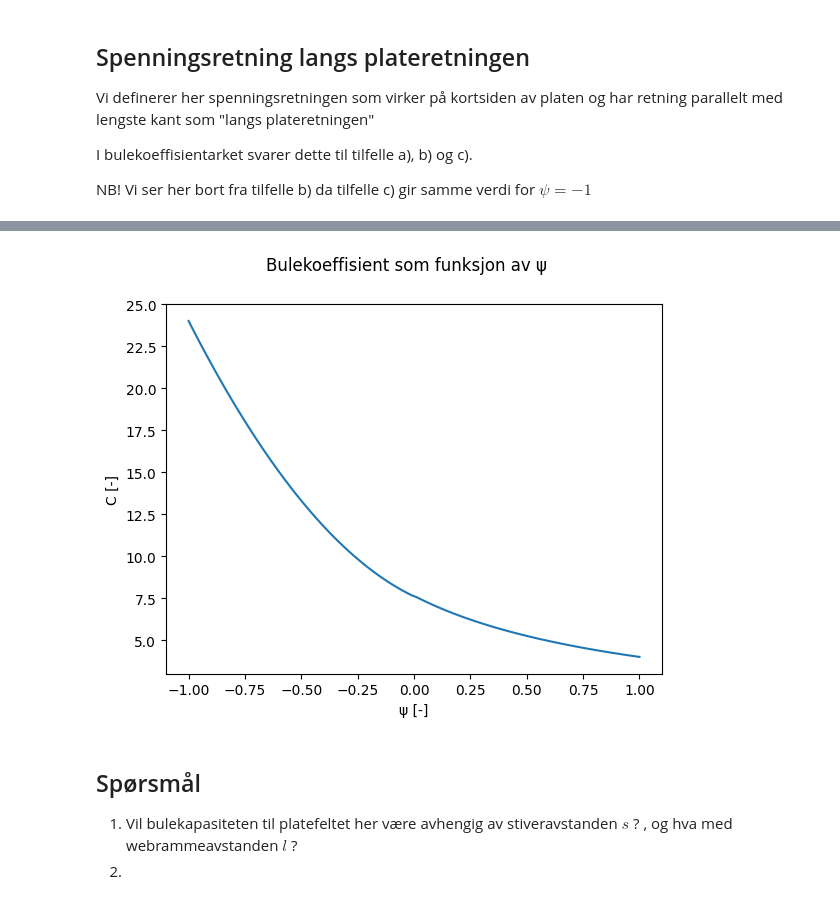
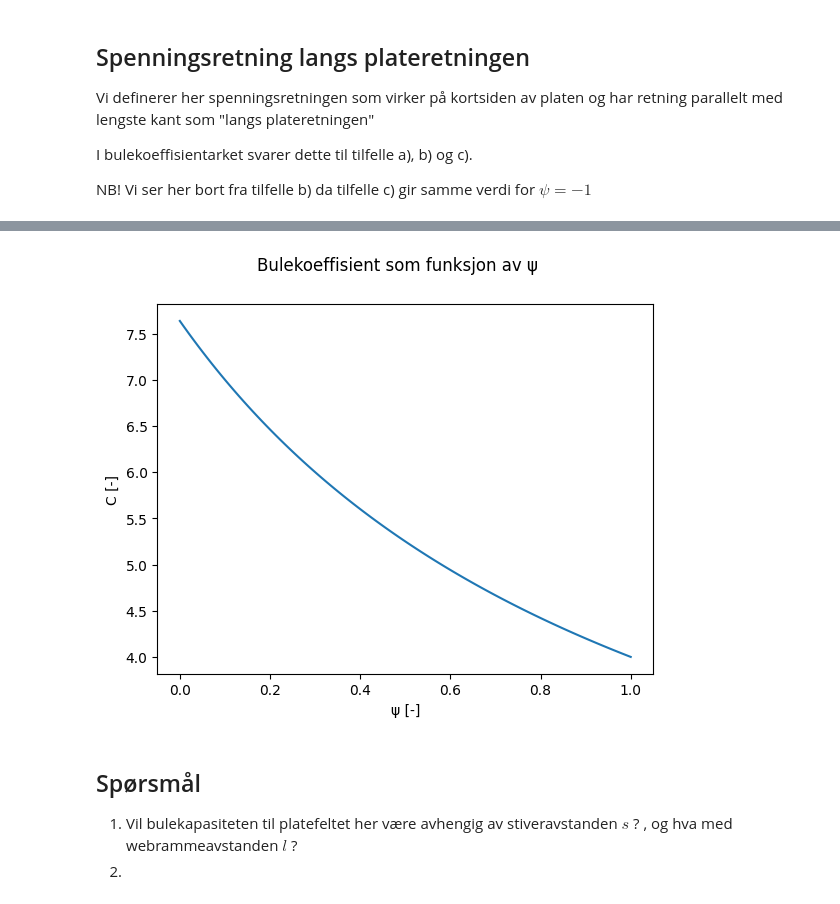
Before and after one commit to skipsing/skipsdesign4, a Jupyter notebook: ressurser/bulekoeffisient.ipynb, the cells around one changed output, grey strips where cells are left out. Saved outputs shown, nothing was run; the diff lists cells and outputs as text; code cells hidden in the pictures.

```diff
--- a/ressurser/bulekoeffisient.ipynb
+++ b/ressurser/bulekoeffisient.ipynb
@@ -19,35 +19,35 @@ NB! Vi ser her bort fra tilfelle b) da tilfelle c) gir samme verdi for $ \psi =
 # %%
 
 %matplotlib inline
 
 # Itererbart intervall for psi fra -1 til 1
-psi_interval = np.linspace(-1 , 1 , 100 )
+psi_interval = np.linspace(0 , 1 , 100 )
 
 x_verdier = []
 y_verdier = []
 
 for psi in psi_interval:
     # Ved strekk
     if psi < 0:
         bulekoeffisient = 7.6 - 6.4 * psi + 10 * psi ** 2
     # Ingen strekk
     else:
         bulekoeffisient = 8.4 / ( psi + 1.1 )
     # Lagrer i lister for plot
     x_verdier.append(psi)
     y_verdier.append(bulekoeffisient)
 
 
 
 # Plotter
 
 plt.suptitle('Bulekoeffisient som funksjon av ψ')
 plt.ylabel('C [-]')
 plt.xlabel('ψ [-]')
 plt.plot(x_verdier , y_verdier)
 plt.show()
 # %% [output]
-[figure, old version]
+[figure, new version]
 # %% [markdown]
 ## Spørsmål
 
```
Also changed, not shown: parts of 2 cells of this notebook, 6 other files.
